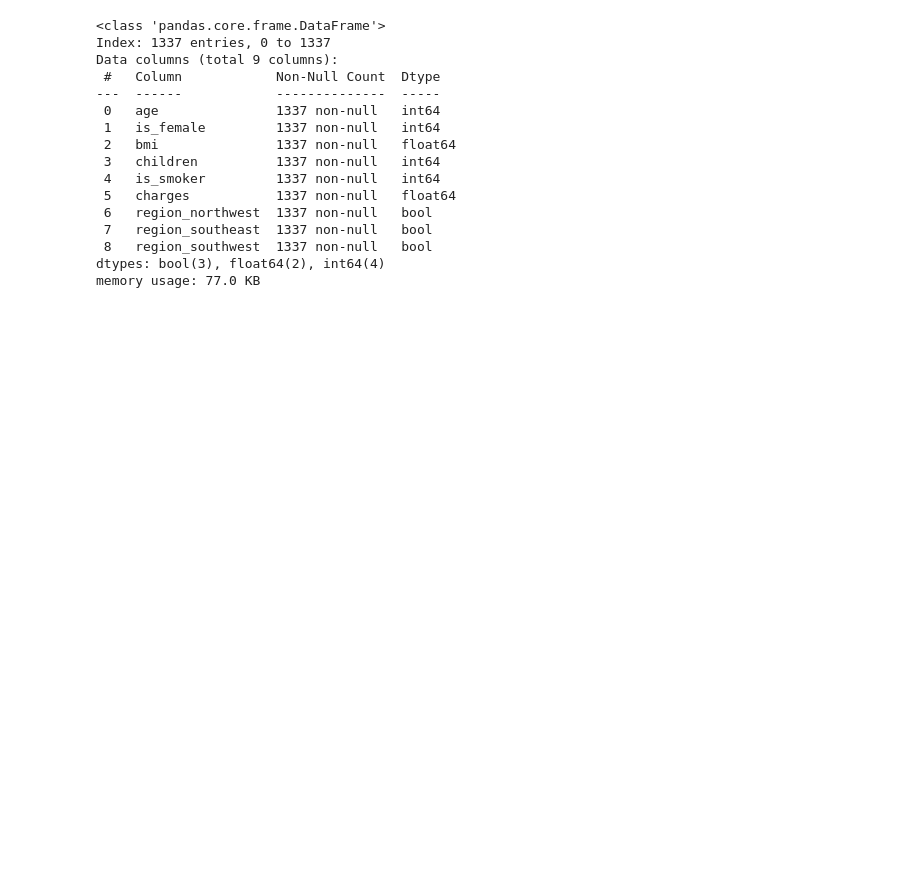
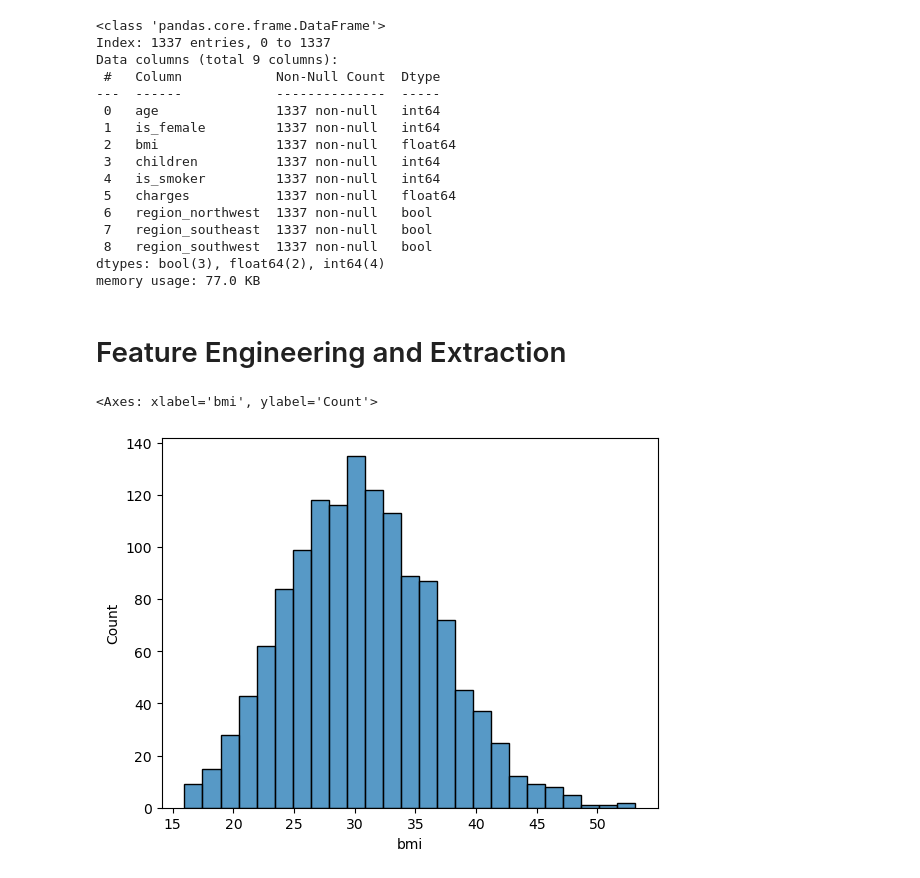
Before and after one commit to RutikBajad/Data-Science, a Jupyter notebook: ML Foundation/Project1/InsuranceProject.ipynb, the cells around one changed output. Cells and saved outputs as stored; diff of their text form; code cells hidden in the pictures; blank space fills up the shorter version.

Commit message:
Added first complete feature extraction project

```diff
--- a/ML Foundation/Project1/Untitled.ipynb
+++ b/ML Foundation/Project1/InsuranceProject.ipynb
@@ -264,3 +264,10 @@ Data columns (total 9 columns):
  8   region_southwest  1337 non-null   bool
 dtypes: bool(3), float64(2), int64(4)
 memory usage: 77.0 KB
+# %% [markdown]
+# Feature Engineering and Extraction
+# %%
+sns.histplot(df_cleaned['bmi'])
+# %% [output]
+<Axes: xlabel='bmi', ylabel='Count'>
+[figure, added]
```
Also changed, not shown: parts of 19 cells of this notebook, 1 other file.
